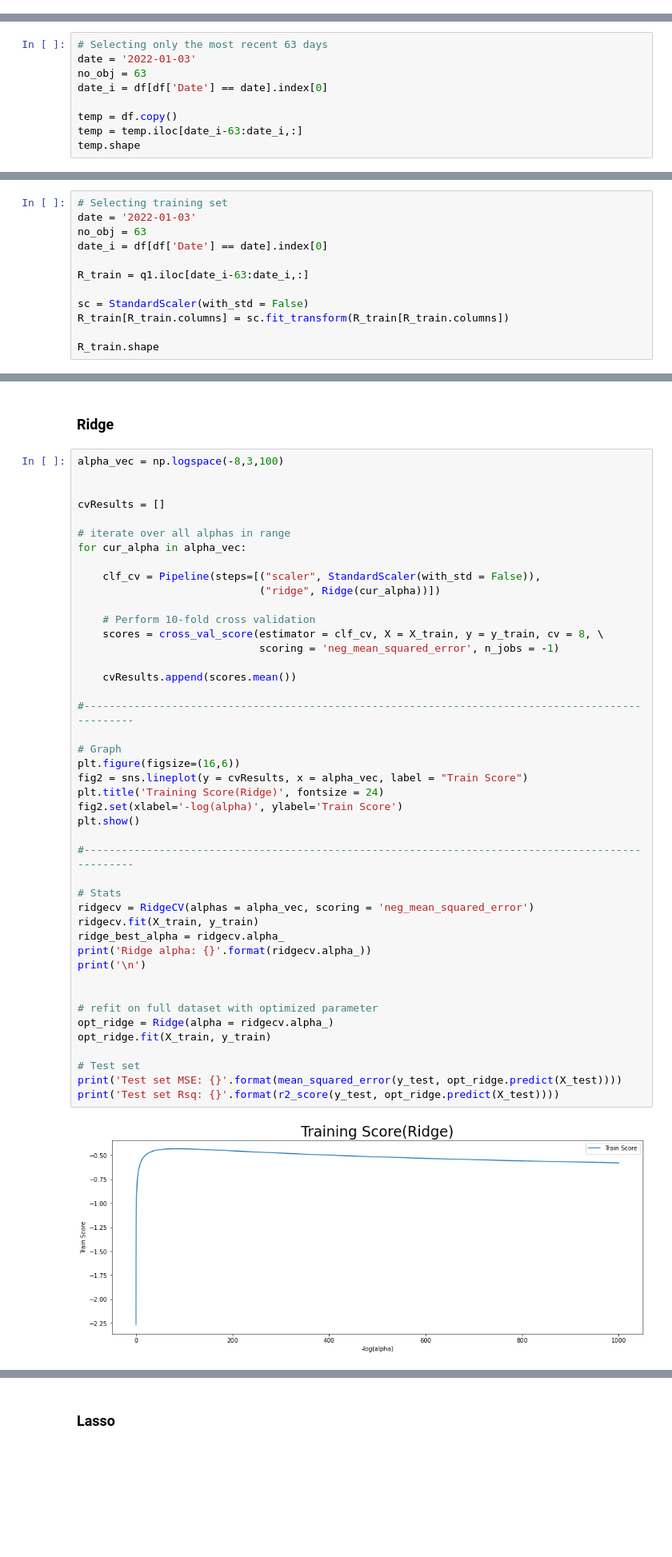
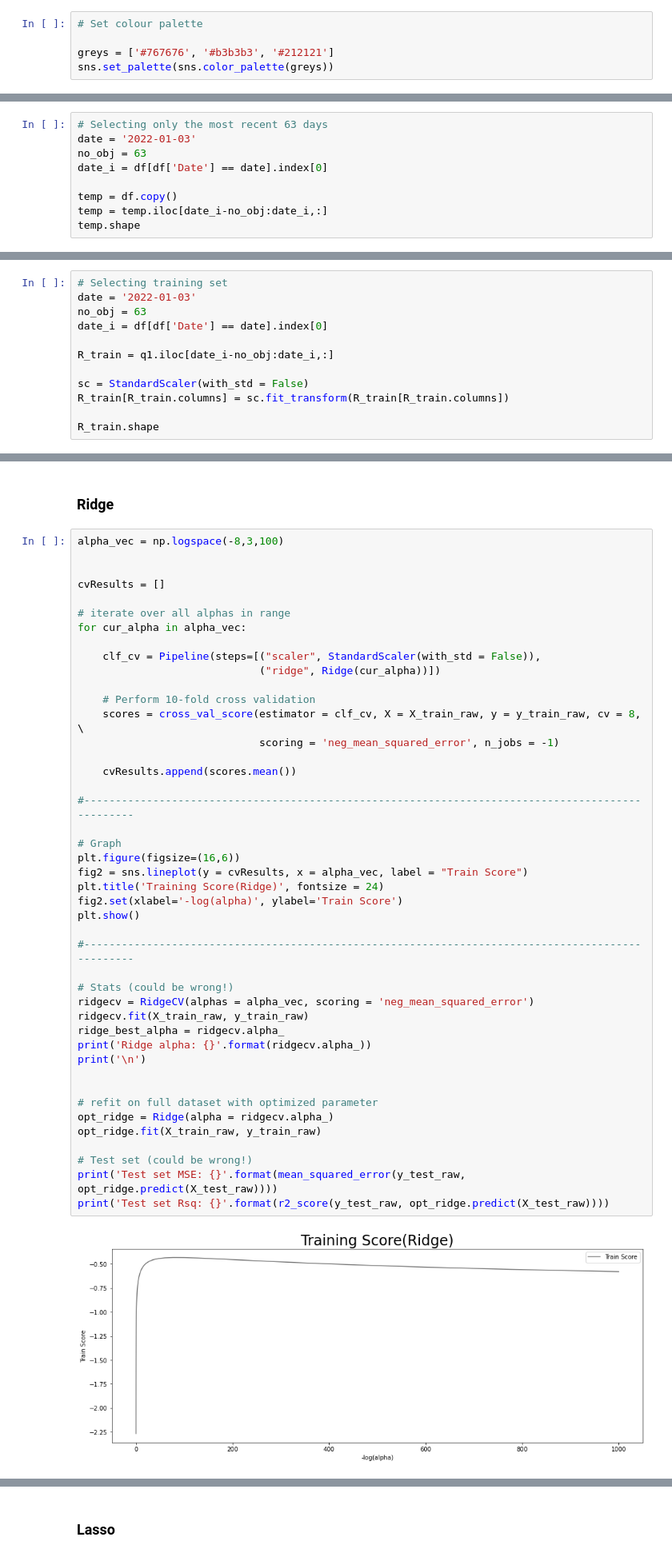
Before and after one commit to Sean-Chaos/DBA-3803-Project, a Jupyter notebook: DBA 3803 Group Project (Working copy).ipynb, the cells around one changed output, grey strips where cells are left out. Shown: that part at 80% size. Drawn from its saved outputs; the diff is of its cells as text; blank space fills up the shorter version.

Commit message:
Add files via upload
- Fixed cross validation problems with standardisation
- Technically it is still wrong, but there is no other way to do it already

```diff
--- a/DBA 3803 Group Project (Working copy).ipynb
+++ b/DBA 3803 Group Project (Working copy).ipynb
@@ -16,6 +16,11 @@ from sklearn.model_selection import GridSearchCV
 from sklearn import metrics
 
 from sklearn.metrics import *
+# %%
+# Set colour palette
+
+greys = ['#767676', '#b3b3b3', '#212121']
+sns.set_palette(sns.color_palette(greys))
 # %% [markdown]
 # Data import and cleaning
 # %%
@@ -63,7 +68,7 @@ no_obj = 63
 date_i = df[df['Date'] == date].index[0]
 
 temp = df.copy()
-temp = temp.iloc[date_i-63:date_i,:]
+temp = temp.iloc[date_i-no_obj:date_i,:]
 temp.shape
 # %% [output]
 (63, 49)
@@ -266,7 +265,7 @@ date = '2022-01-03'
 no_obj = 63
 date_i = df[df['Date'] == date].index[0]
 
-R_train = q1.iloc[date_i-63:date_i,:]
+R_train = q1.iloc[date_i-no_obj:date_i,:]
 
 sc = StandardScaler(with_std = False)
 R_train[R_train.columns] = sc.fit_transform(R_train[R_train.columns])
@@ -524,41 +561,41 @@ for cur_alpha in alpha_vec:
 
     clf_cv = Pipeline(steps=[("scaler", StandardScaler(with_std = False)),
                              ("ridge", Ridge(cur_alpha))])
 
     # Perform 10-fold cross validation
-    scores = cross_val_score(estimator = clf_cv, X = X_train, y = y_train, cv = 8, \
+    scores = cross_val_score(estimator = clf_cv, X = X_train_raw, y = y_train_raw, cv = 8, \
                              scoring = 'neg_mean_squared_error', n_jobs = -1)
 
     cvResults.append(scores.mean())
 
 #--------------------------------------------------------------------------------------------------
 
 # Graph
 plt.figure(figsize=(16,6))
 fig2 = sns.lineplot(y = cvResults, x = alpha_vec, label = "Train Score")
 plt.title('Training Score(Ridge)', fontsize = 24)
 fig2.set(xlabel='-log(alpha)', ylabel='Train Score')
 plt.show()
 
 #--------------------------------------------------------------------------------------------------
 
-# Stats
+# Stats (could be wrong!)
 ridgecv = RidgeCV(alphas = alpha_vec, scoring = 'neg_mean_squared_error')
-ridgecv.fit(X_train, y_train)
+ridgecv.fit(X_train_raw, y_train_raw)
 ridge_best_alpha = ridgecv.alpha_
 print('Ridge alpha: {}'.format(ridgecv.alpha_))
 print('\n')
 
 
 # refit on full dataset with optimized parameter
 opt_ridge = Ridge(alpha = ridgecv.alpha_)
-opt_ridge.fit(X_train, y_train)
+opt_ridge.fit(X_train_raw, y_train_raw)
 
-# Test set
-print('Test set MSE: {}'.format(mean_squared_error(y_test, opt_ridge.predict(X_test))))
-print('Test set Rsq: {}'.format(r2_score(y_test, opt_ridge.predict(X_test))))
+# Test set (could be wrong!)
+print('Test set MSE: {}'.format(mean_squared_error(y_test_raw, opt_ridge.predict(X_test_raw))))
+print('Test set Rsq: {}'.format(r2_score(y_test_raw, opt_ridge.predict(X_test_raw))))
 # %% [output]
-[figure, old version]
+[figure, new version]
 Ridge alpha: 100.0
 
 
```
Also changed, not shown: parts of 39 cells of this notebook.
